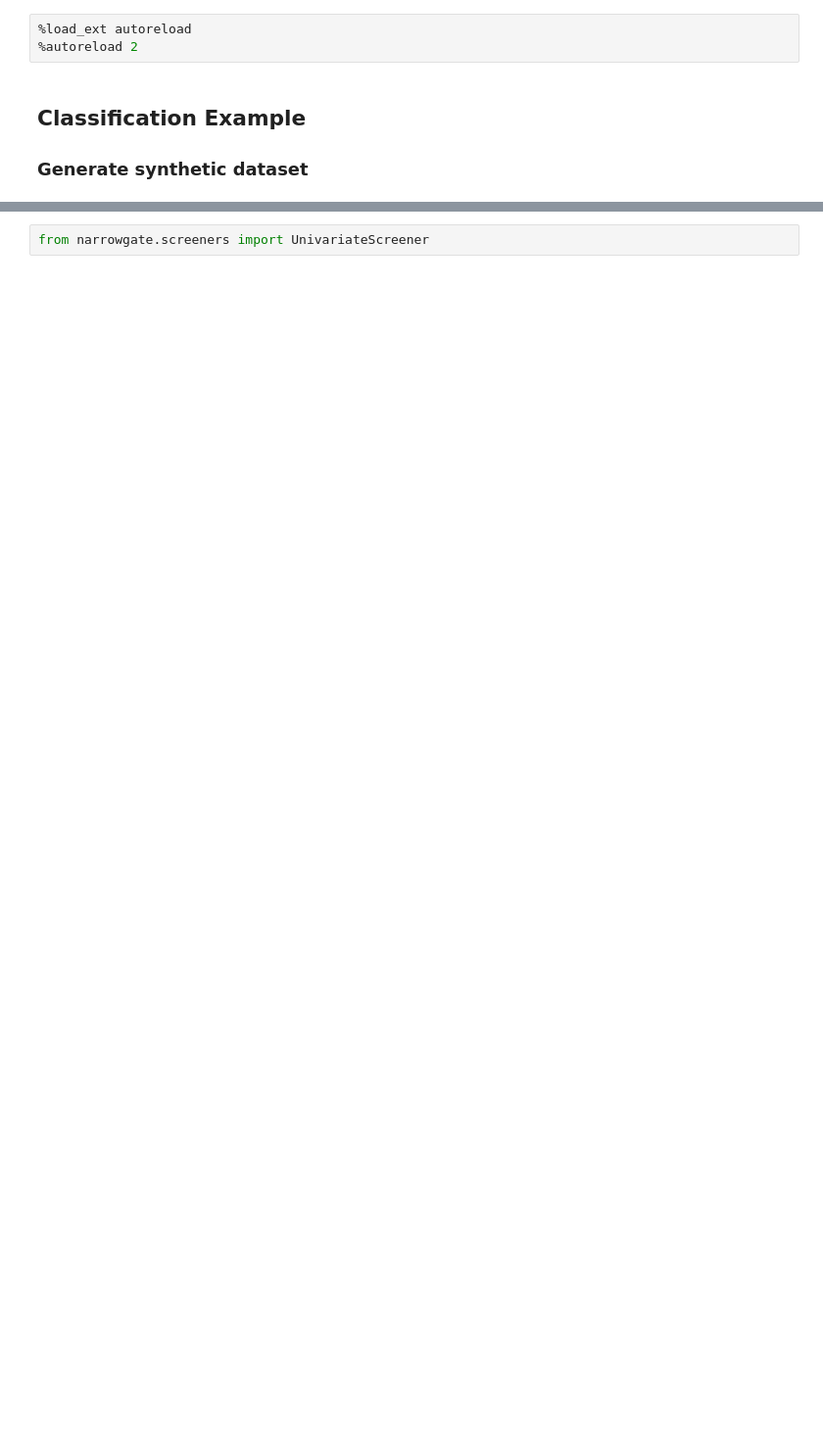
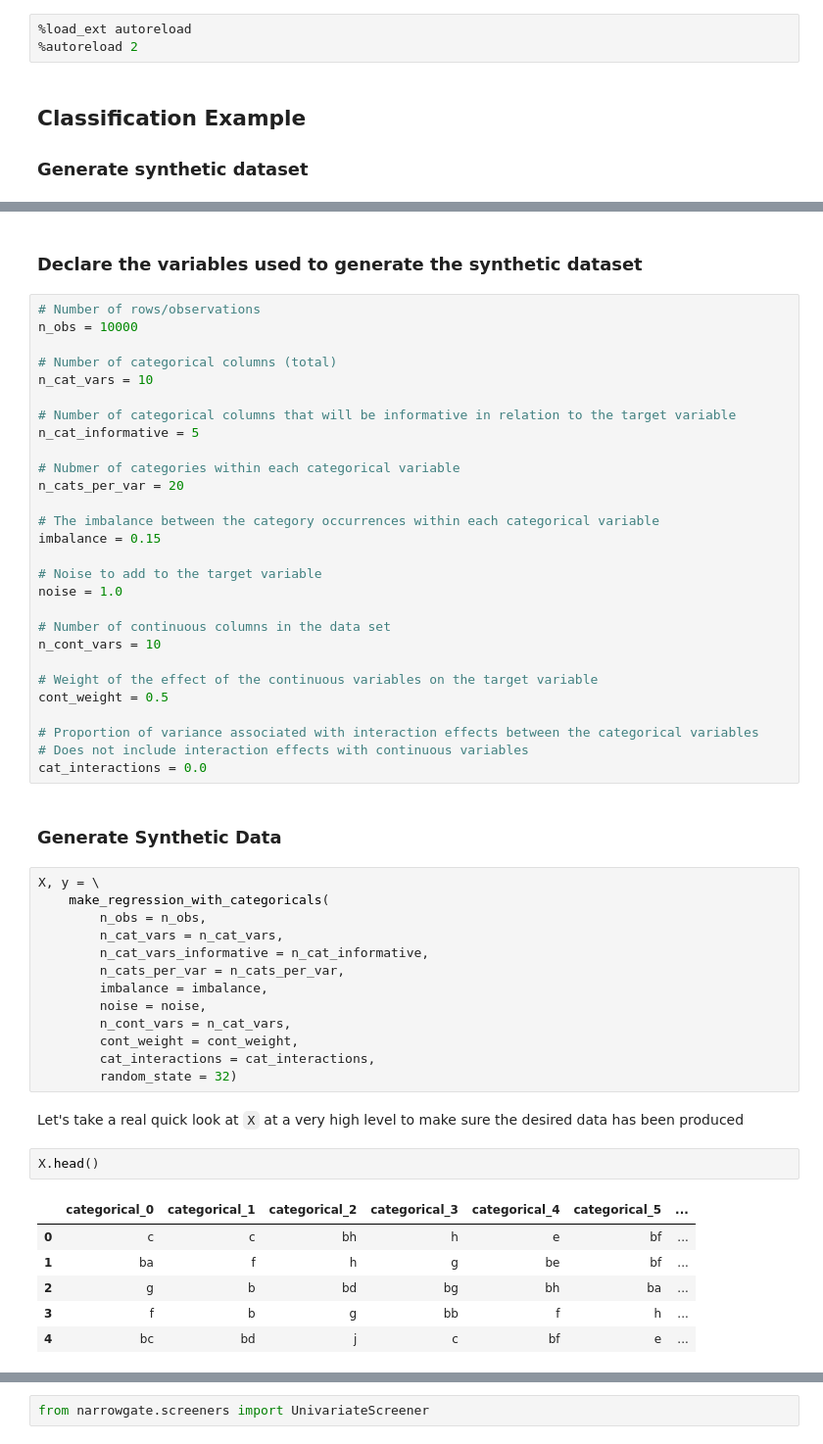
Before and after one commit to narrowgateai/narrowgateai.github.io, a Jupyter notebook: notebooks/nominal2ordinal/nominal2ordinal.ipynb, the cells around one changed output, grey strips where cells are left out. Shown at 98% size. Saved outputs shown, nothing was run; the diff lists cells and outputs as text; blank space fills up the shorter version.

```diff
--- a/notebooks/nominal2ordinal/nominal2ordinal.ipynb
+++ b/notebooks/nominal2ordinal/nominal2ordinal.ipynb
@@ -34,0 +23,56 @@ y = pd.Series(y, name='target')
+# %% [markdown]
+### Declare the variables used to generate the synthetic dataset
+# %%
+# Number of rows/observations
+n_obs = 10000
+
+# Number of categorical columns (total)
+n_cat_vars = 10
+
+# Number of categorical columns that will be informative in relation to the target variable
+n_cat_informative = 5
+
+# Nubmer of categories within each categorical variable
+n_cats_per_var = 20
+
+# The imbalance between the category occurrences within each categorical variable
+imbalance = 0.15
+
+# Noise to add to the target variable
+noise = 1.0
+
+# Number of continuous columns in the data set
+n_cont_vars = 10
+
+# Weight of the effect of the continuous variables on the target variable
+cont_weight = 0.5
+
+# Proportion of variance associated with interaction effects between the categorical variables
+# Does not include interaction effects with continuous variables
+cat_interactions = 0.0
+# %% [markdown]
+### Generate Synthetic Data
+# %%
+X, y = \
+    make_regression_with_categoricals(
+        n_obs = n_obs,
+        n_cat_vars = n_cat_vars,
+        n_cat_vars_informative = n_cat_informative,
+        n_cats_per_var = n_cats_per_var,
+        imbalance = imbalance,
+        noise = noise,
+        n_cont_vars = n_cat_vars,
+        cont_weight = cont_weight,
+        cat_interactions = cat_interactions,
+        random_state = 32)
+# %% [markdown]
+Let's take a real quick look at `X` at a very high level to make sure the desired data has been produced
+# %%
+X.head()
+# %% [output]
+|  | categorical_0 | categorical_1 | categorical_2 | categorical_3 | categorical_4 | categorical_5 | ... |
+| 0 | c | c | bh | h | e | bf | ... |
+| 1 | ba | f | h | g | be | bf | ... |
+| 2 | g | b | bd | bg | bh | ba | ... |
+| 3 | f | b | g | bb | f | h | ... |
+| 4 | bc | bd | j | c | bf | e | ... |
```
Also changed, not shown: parts of 22 cells of this notebook, 35 other files.
